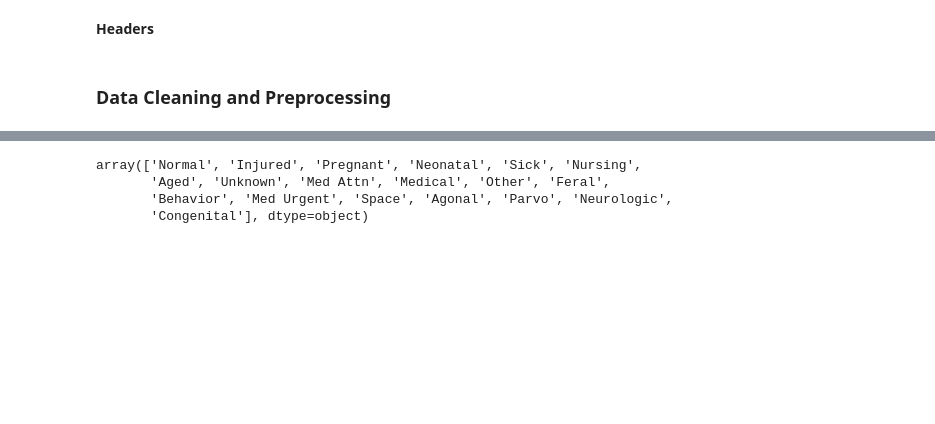
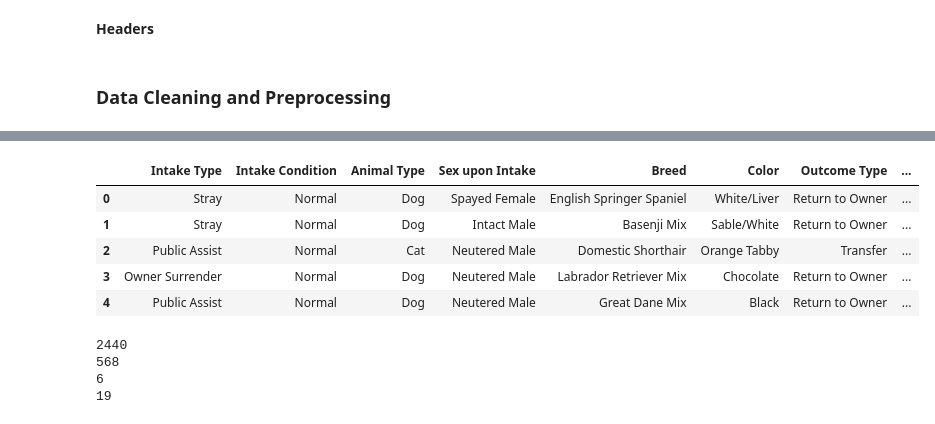
Before and after one commit to Moddiraju/CS363, a Jupyter notebook: MLFinal/ML_Model lol.ipynb, the cells around one changed output, grey strips where cells are left out. Saved outputs shown, nothing was run; the diff lists cells and outputs as text; code cells hidden in the pictures; blank space fills up the shorter version.

```diff
--- a/MLFinal/ML_Model lol.ipynb
+++ b/MLFinal/ML_Model lol.ipynb
@@ -34,7 +24,61 @@ data.head()
 # %%
-raw_data["Intake Condition"].unique()
+# String parser
+
+def parse_age(age_str):
+    if pd.isna(age_str):
+        return pd.NaT  # or np.nan
+    num, unit = age_str.split()
+    num = int(num)
+    if unit in ["day", "days"]:
+        return pd.Timedelta(days=num)
+    elif unit in ["week", "weeks"]:
+        return pd.Timedelta(days=num * 7) # approx for a week
+    elif unit in ["month", "months"]:
+        return pd.Timedelta(days=num * 30)  # Approximate 1 month = 30 days
+    elif unit in ["year", "years"]:
+        return pd.Timedelta(days=num * 365)  # Approximate 1 year = 365 days
+    else:
+        return pd.NaT
+
+# Convert to datetime objects
+raw_data["Intake_DateTime"] = pd.to_datetime(raw_data["Intake Time"], format="%m/%d/%Y %I:%M:%S %p", errors='coerce')
+raw_data["Age_DateTime"] = raw_data["Age upon Intake"].apply(parse_age)
+raw_data["DOB_DateTime"] = pd.to_datetime(raw_data["Date of Birth"], format="%m/%d/%Y", errors='coerce')
+
+# check and clean age_time
+missing_row = raw_data[raw_data["Age_DateTime"].isna()]
+raw_data = raw_data[raw_data["Age_DateTime"].notna()]
+data = raw_data
+missing_intakes = data["Intake_DateTime"].isnull().sum()
+missing_DOBS = data["DOB_DateTime"].isnull().sum()
+data["Age_in_Days"] = data["Age_DateTime"].dt.days ## numeric value for training
+
+## no missing values
-# %% [output]
-array(['Normal', 'Injured', 'Pregnant', 'Neonatal', 'Sick', 'Nursing',
-       'Aged', 'Unknown', 'Med Attn', 'Medical', 'Other', 'Feral',
-       'Behavior', 'Med Urgent', 'Space', 'Agonal', 'Parvo', 'Neurologic',
-       'Congenital'], dtype=object)
+# %%
+data["Outcome_DateTime"] = pd.to_datetime(data["Outcome Time"], format="%m/%d/%Y %I:%M:%S %p", errors='coerce')
+data["Time_spent"] = data["Outcome_DateTime"] - data["Intake_DateTime"]
+data["Time_spent"] = data["Outcome_DateTime"] - data["Intake_DateTime"]
+data = data.drop(columns=["Id", "Name", "Intake Time", "Found Location", "Age upon Intake", "Outcome Time", "Date of Birth"])
+data.head()
+
+## First set of cleaning done, these columns were replaced with calculable values or removed (name probably does not affect outcome)
+# %% [output]
+|  | Intake Type | Intake Condition | Animal Type | Sex upon Intake | Breed | Color | Outcome Type | ... |
+| 0 | Stray | Normal | Dog | Spayed Female | English Springer Spaniel | White/Liver | Return to Owner | ... |
+| 1 | Stray | Normal | Dog | Intact Male | Basenji Mix | Sable/White | Return to Owner | ... |
+| 2 | Public Assist | Normal | Cat | Neutered Male | Domestic Shorthair | Orange Tabby | Transfer | ... |
+| 3 | Owner Surrender | Normal | Dog | Neutered Male | Labrador Retriever Mix | Chocolate | Return to Owner | ... |
+| 4 | Public Assist | Normal | Dog | Neutered Male | Great Dane Mix | Black | Return to Owner | ... |
+# %%
+# Im looking to see what else I can erase here simply/how I should encode these categorical
+
+
+print(data["Breed"].nunique()) # frequency
+print(data["Color"].nunique()) #
+print(data["Intake Type"].nunique())
+print(data["Intake Condition"].nunique())
+# %% [output]
+2440
+568
+6
+19
```
Also changed, not shown: parts of 2 cells of this notebook, 4 other files.
